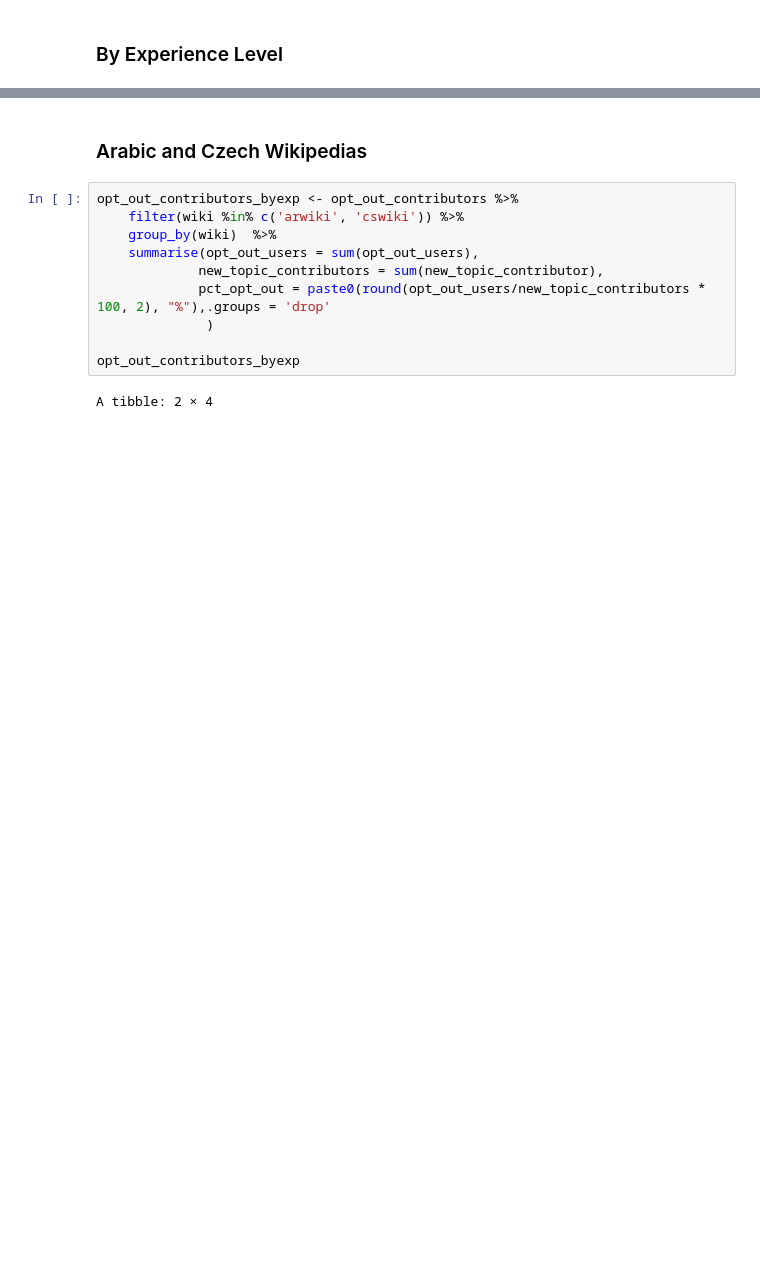
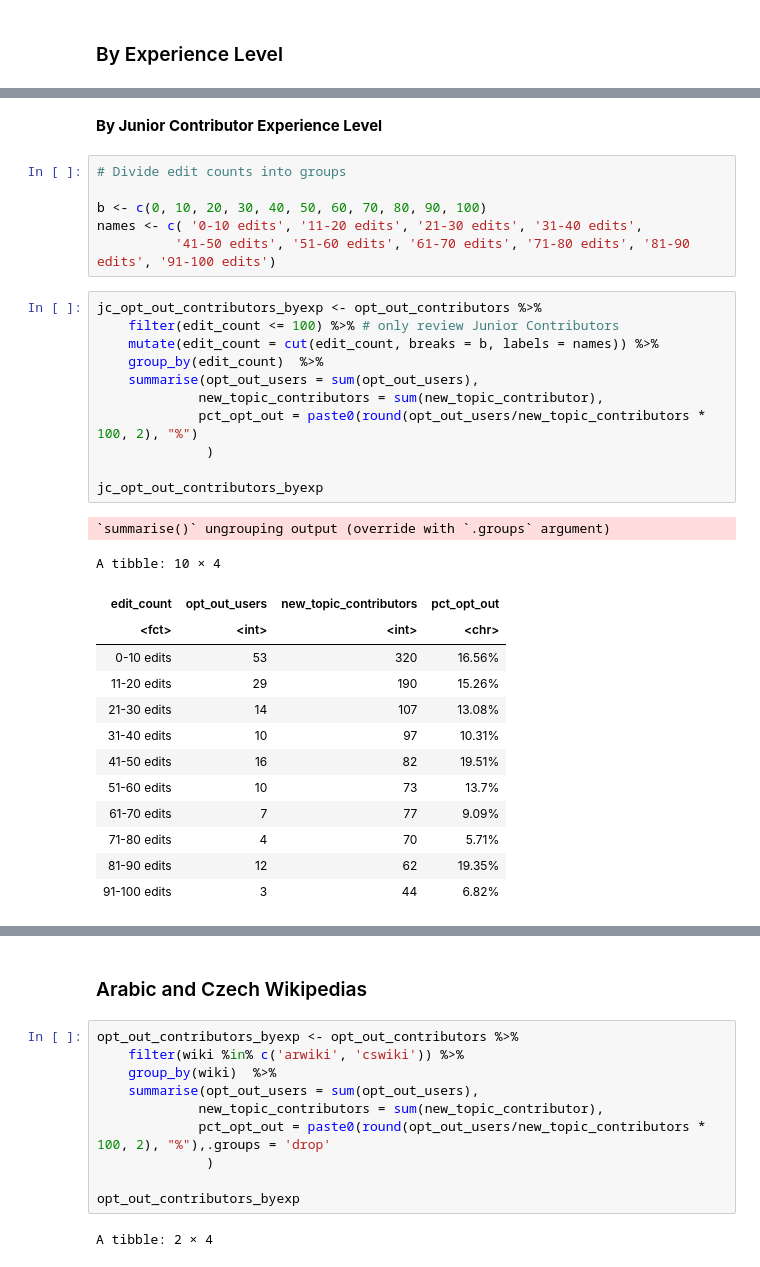
Before and after one commit to wikimedia-research/New-discussion-tool-analysis-2020, a Jupyter notebook: New-discussion-tool-adoption-metrics.ipynb, the cells around one changed output, grey strips where cells are left out. Saved outputs shown, nothing was run; the diff lists cells and outputs as text; blank space fills up the shorter version.

```diff
--- a/New-discussion-tool-adoption-metrics.ipynb
+++ b/New-discussion-tool-adoption-metrics.ipynb
@@ -198,0 +217,34 @@ A tibble: 3 × 4
+# %% [markdown]
+**By Junior Contributor Experience Level**
+# %%
+# Divide edit counts into groups
+
+b <- c(0, 10, 20, 30, 40, 50, 60, 70, 80, 90, 100)
+names <- c( '0-10 edits', '11-20 edits', '21-30 edits', '31-40 edits',
+          '41-50 edits', '51-60 edits', '61-70 edits', '71-80 edits', '81-90 edits', '91-100 edits')
+# %%
+jc_opt_out_contributors_byexp <- opt_out_contributors %>%
+    filter(edit_count <= 100) %>% # only review Junior Contributors
+    mutate(edit_count = cut(edit_count, breaks = b, labels = names)) %>%
+    group_by(edit_count)  %>%
+    summarise(opt_out_users = sum(opt_out_users),
+             new_topic_contributors = sum(new_topic_contributor),
+             pct_opt_out = paste0(round(opt_out_users/new_topic_contributors * 100, 2), "%")
+              )
+
+jc_opt_out_contributors_byexp
+# %% [output]
+`summarise()` ungrouping output (override with `.groups` argument)
+A tibble: 10 × 4
+| edit_count | opt_out_users | new_topic_contributors | pct_opt_out |
+| <fct> | <int> | <int> | <chr> |
+| 0-10 edits | 53 | 320 | 16.56% |
+| 11-20 edits | 29 | 190 | 15.26% |
+| 21-30 edits | 14 | 107 | 13.08% |
+| 31-40 edits | 10 | 97 | 10.31% |
+| 41-50 edits | 16 | 82 | 19.51% |
+| 51-60 edits | 10 | 73 | 13.7% |
+| 61-70 edits | 7 | 77 | 9.09% |
+| 71-80 edits | 4 | 70 | 5.71% |
+| 81-90 edits | 12 | 62 | 19.35% |
+| 91-100 edits | 3 | 44 | 6.82% |
```
Also changed, not shown: parts of 18 cells of this notebook, 1 other file.
